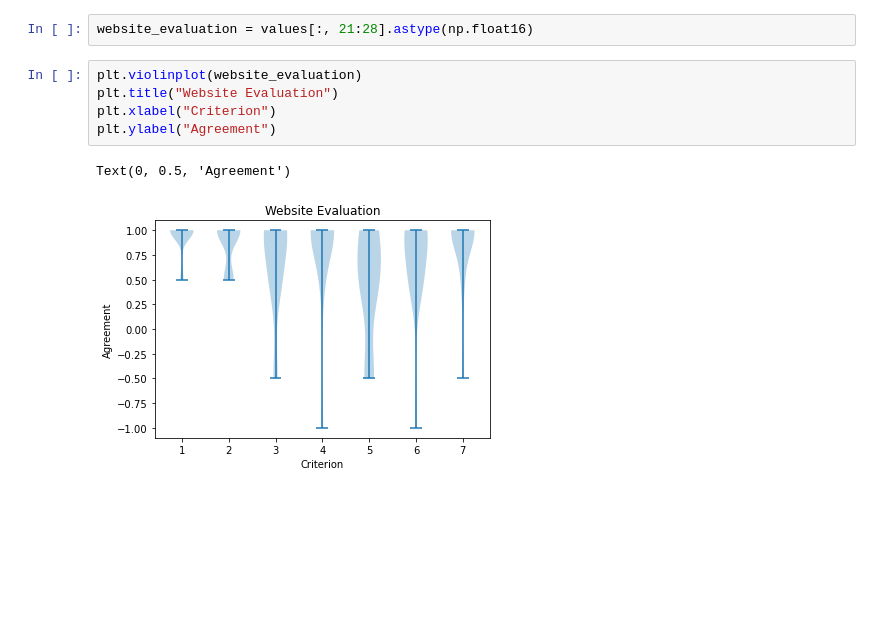
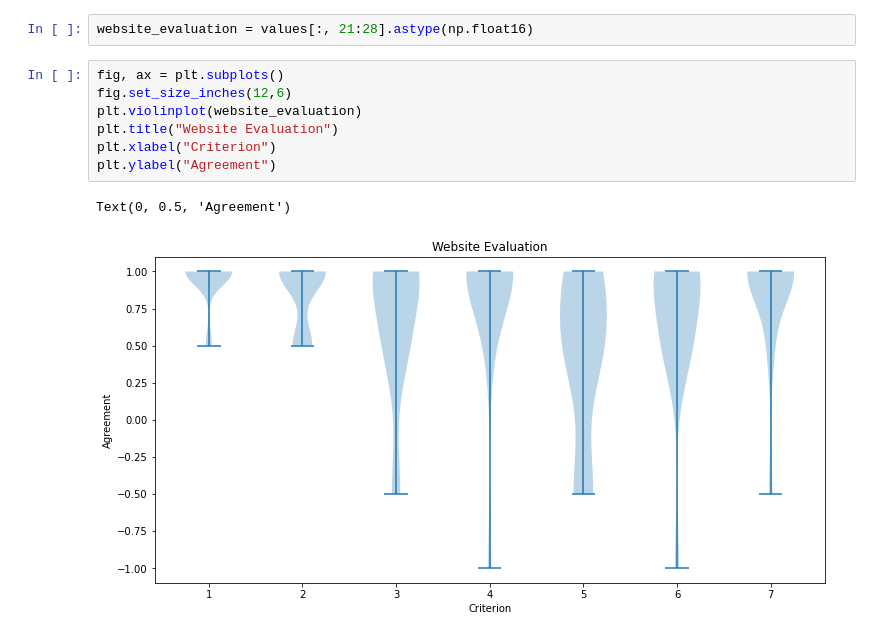
Before and after one commit to pete-g00/Turing-Machine-Language, a Jupyter notebook: evaluation/Analysis.ipynb, the cells around one changed output. Drawn from its saved outputs; the diff is of its cells as text; blank space fills up the shorter version.

```diff
--- a/evaluation/Analysis.ipynb
+++ b/evaluation/Analysis.ipynb
@@ -55,10 +60,12 @@ plt.xticks([0, 0.5, 1])
 # %%
 website_evaluation = values[:, 21:28].astype(np.float16)
 # %%
+fig, ax = plt.subplots()
+fig.set_size_inches(12,6)
 plt.violinplot(website_evaluation)
 plt.title("Website Evaluation")
 plt.xlabel("Criterion")
 plt.ylabel("Agreement")
 # %% [output]
 Text(0, 0.5, 'Agreement')
-[figure, old version]
+[figure, new version]
```
Also changed, not shown: parts of 4 cells of this notebook, 21 other files.
